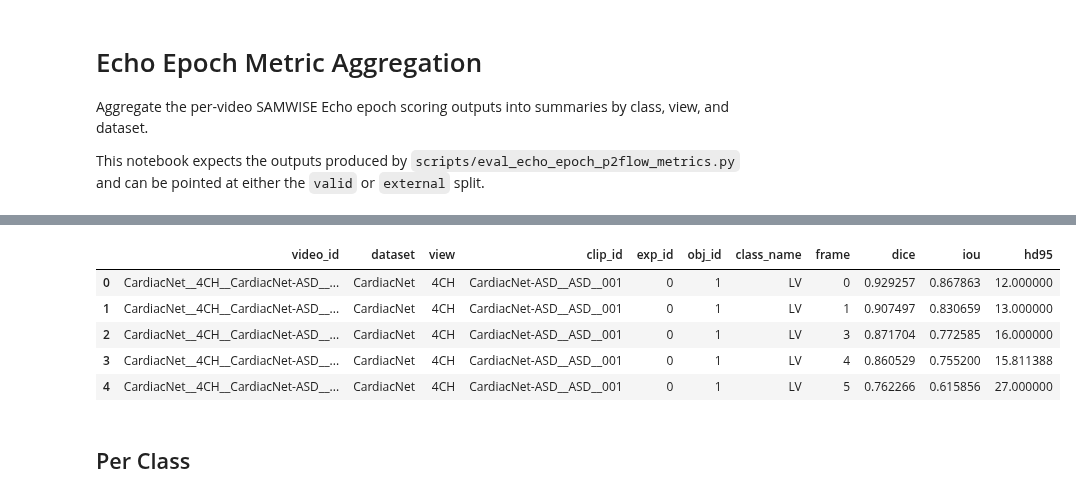
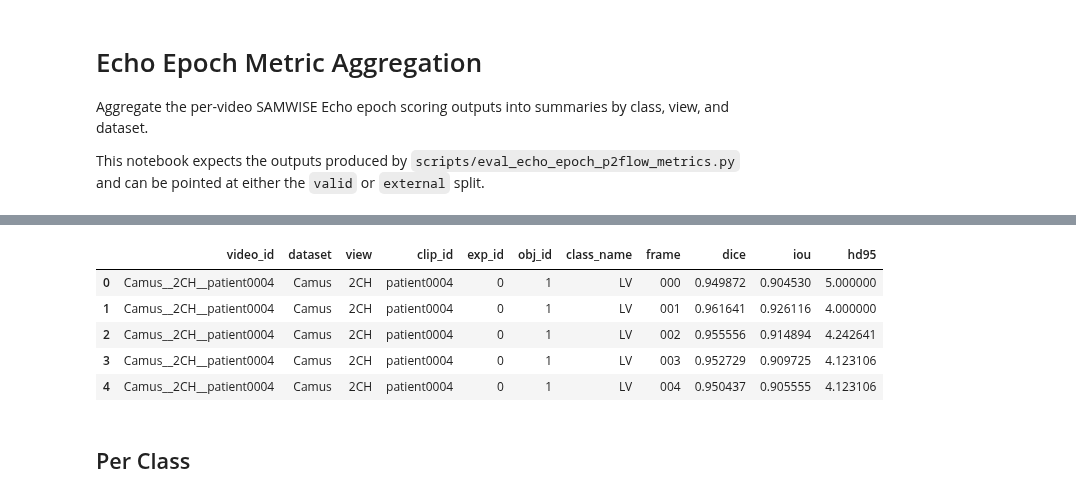
Before and after one commit to alvinkimbowa/SAMWISE, a Jupyter notebook: echo_epoch_metric_aggregation.ipynb, the cells around one changed output, grey strips where cells are left out. Saved outputs shown, nothing was run; the diff lists cells and outputs as text; code cells hidden in the pictures.

```diff
--- a/echo_epoch_metric_aggregation.ipynb
+++ b/echo_epoch_metric_aggregation.ipynb
@@ -18,24 +19,29 @@ pd.set_option('display.max_columns', 50)
 pd.set_option('display.width', 160)
 # %%
 EXP_DIR = Path('output/echo_refvos_train')
-EPOCH = 1
+EPOCH = 3
 # SPLIT = 'valid'
-SPLIT = 'external'
+SPLIT = 'test'
+# SPLIT = 'external'
 METHOD_NAME = 'SAMWISE'
 PARAMS_M = '-'
 FLOPS_G = '-'
 DATASET_ORDER = (
     ['CardiacNet', 'HMC_QU', 'Private']
     if SPLIT == 'external'
-    else ['Camus', 'CardiacUDA', 'EchoCP', 'SegRWMA', 'EchoNet-Pediatric']
+    else ['Camus', 'CardiacUDA', 'EchoCP', 'SegRWMA'] #, 'EchoNet-Pediatric']
 )
 
 
 def resolve_eval_dir(exp_dir: Path, epoch: int, split: str) -> tuple[Path, Path]:
     candidates: list[tuple[Path, Path]] = []
-    if split == 'external':
-        external_exp_dir = exp_dir.parent / f'{exp_dir.name}_external_ep{epoch}'
-        candidates.append((external_exp_dir, external_exp_dir / 'eval_echo' / split))
+    if split in {'external', 'test'}:
+        split_exp_dirs = [
+            exp_dir.parent / f'{exp_dir.name}_{split}_ep{epoch}',
+            exp_dir.parent / f'{exp_dir.name}_{split}_epoch{epoch:02d}',
+        ]
+        for split_exp_dir in split_exp_dirs:
+            candidates.append((split_exp_dir, split_exp_dir / 'eval_echo' / split))
     candidates.append((exp_dir, exp_dir / f'valid_epoch{epoch:02d}' / 'eval_echo' / split))
     candidates.append((exp_dir, exp_dir / 'eval_echo' / split))
 
@@ -65,9 +71,54 @@ SPLIT: external
 CSV_PATH exists: True
 JSON_PATH exists: True
 # %%
+def resolve_metric_paths(csv_path: Path, json_path: Path) -> tuple[Path, Path]:
+    candidates = [(csv_path, json_path)]
+    split = globals().get('SPLIT', 'valid')
+    exp_dir = globals().get('EXP_DIR', Path('output/echo_refvos_train'))
+    epoch = int(globals().get('EPOCH', 0))
+    split_dir = exp_dir / f'valid_epoch{epoch:02d}' / 'eval_echo' / split
+    candidates.append((split_dir / 'metrics_p2flow_per_video.csv', split_dir / 'metrics_p2flow_per_video.json'))
+    split_dir = exp_dir / 'eval_echo' / split
+    candidates.append((split_dir / 'metrics_p2flow_per_video.csv', split_dir / 'metrics_p2flow_per_video.json'))
+    if split in {'test', 'external'}:
+        split_exp_dirs = [
+            exp_dir.parent / f'{exp_dir.name}_{split}_ep{epoch}',
+            exp_dir.parent / f'{exp_dir.name}_{split}_epoch{epoch:02d}',
+        ]
+        for split_exp_dir in split_exp_dirs:
+            split_dir = split_exp_dir / 'eval_echo' / split
+            candidates.append((split_dir / 'metrics_p2flow_per_video.csv', split_dir / 'metrics_p2flow_per_video.json'))
+
+    seen = set()
+    for candidate_csv, candidate_json in candidates:
+        key = (str(candidate_csv), str(candidate_json))
+        if key in seen:
+            continue
+        seen.add(key)
+        if candidate_csv.exists() or candidate_json.exists():
+            return candidate_csv, candidate_json
+
+    return csv_path, json_path
+
+
 def load_metric_rows(csv_path: Path, json_path: Path) -> pd.DataFrame:
+    csv_path, json_path = resolve_metric_paths(csv_path, json_path)
+    print('Resolved CSV_PATH:', csv_path)
+    print('Resolved JSON_PATH:', json_path)
     if csv_path.exists():
-        df = pd.read_csv(csv_path)
+        df = pd.read_csv(
+            csv_path,
+            dtype={
+                'video_id': str,
+                'dataset': str,
+                'view': str,
+                'clip_id': str,
+                'exp_id': str,
+                'obj_id': str,
+                'class_name': str,
+                'frame': str,
+            },
+        )
     elif json_path.exists():
         payload = json.loads(json_path.read_text())
         rows = []
@@ -106,10 +159,10 @@ Views: ['4CH']
 Classes: ['LA', 'LV', 'MYO', 'RA', 'RV']
 |  | video_id | dataset | view | clip_id | exp_id | obj_id | class_name | frame | dice | iou | hd95 |
-| 0 | CardiacNet__4CH__CardiacNet-ASD__... | CardiacNet | 4CH | CardiacNet-ASD__ASD__001 | 0 | 1 | LV | 0 | 0.929257 | 0.867863 | 12.000000 |
-| 1 | CardiacNet__4CH__CardiacNet-ASD__... | CardiacNet | 4CH | CardiacNet-ASD__ASD__001 | 0 | 1 | LV | 1 | 0.907497 | 0.830659 | 13.000000 |
-| 2 | CardiacNet__4CH__CardiacNet-ASD__... | CardiacNet | 4CH | CardiacNet-ASD__ASD__001 | 0 | 1 | LV | 3 | 0.871704 | 0.772585 | 16.000000 |
-| 3 | CardiacNet__4CH__CardiacNet-ASD__... | CardiacNet | 4CH | CardiacNet-ASD__ASD__001 | 0 | 1 | LV | 4 | 0.860529 | 0.755200 | 15.811388 |
-| 4 | CardiacNet__4CH__CardiacNet-ASD__... | CardiacNet | 4CH | CardiacNet-ASD__ASD__001 | 0 | 1 | LV | 5 | 0.762266 | 0.615856 | 27.000000 |
+| 0 | Camus__2CH__patient0004 | Camus | 2CH | patient0004 | 0 | 1 | LV | 000 | 0.949872 | 0.904530 | 5.000000 |
+| 1 | Camus__2CH__patient0004 | Camus | 2CH | patient0004 | 0 | 1 | LV | 001 | 0.961641 | 0.926116 | 4.000000 |
+| 2 | Camus__2CH__patient0004 | Camus | 2CH | patient0004 | 0 | 1 | LV | 002 | 0.955556 | 0.914894 | 4.242641 |
+| 3 | Camus__2CH__patient0004 | Camus | 2CH | patient0004 | 0 | 1 | LV | 003 | 0.952729 | 0.909725 | 4.123106 |
+| 4 | Camus__2CH__patient0004 | Camus | 2CH | patient0004 | 0 | 1 | LV | 004 | 0.950437 | 0.905555 | 4.123106 |
 # %%
 def summarize_group(frame_df: pd.DataFrame) -> pd.Series:
     out = {'n_rows': int(len(frame_df))}
```
Also changed, not shown: parts of 13 cells of this notebook.
